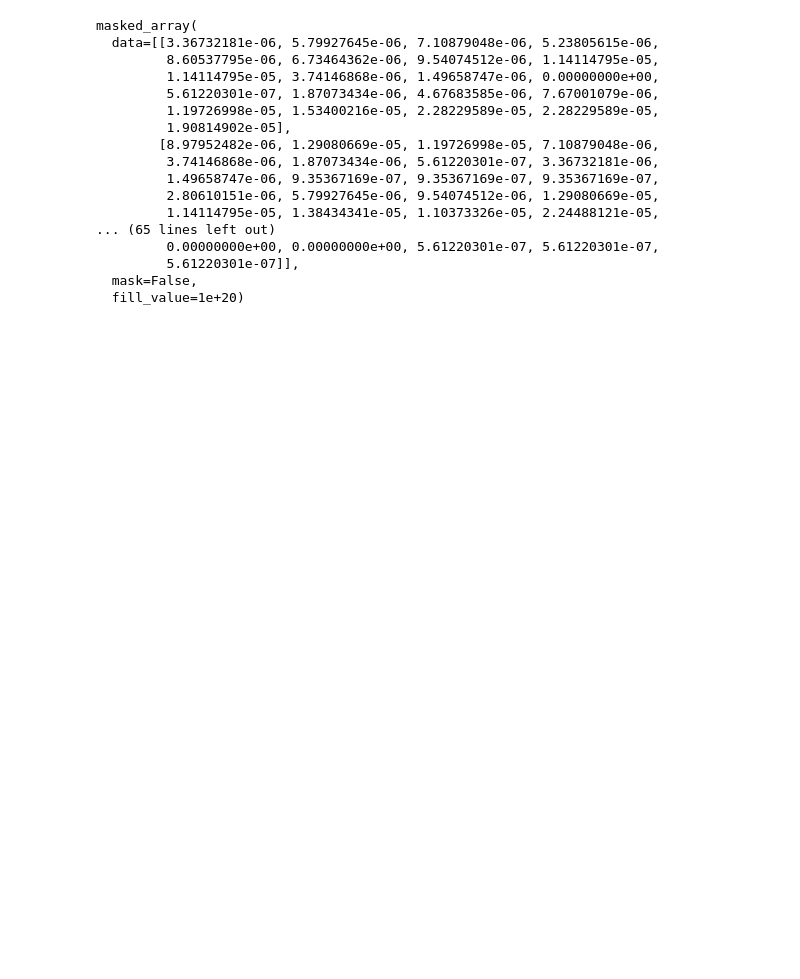
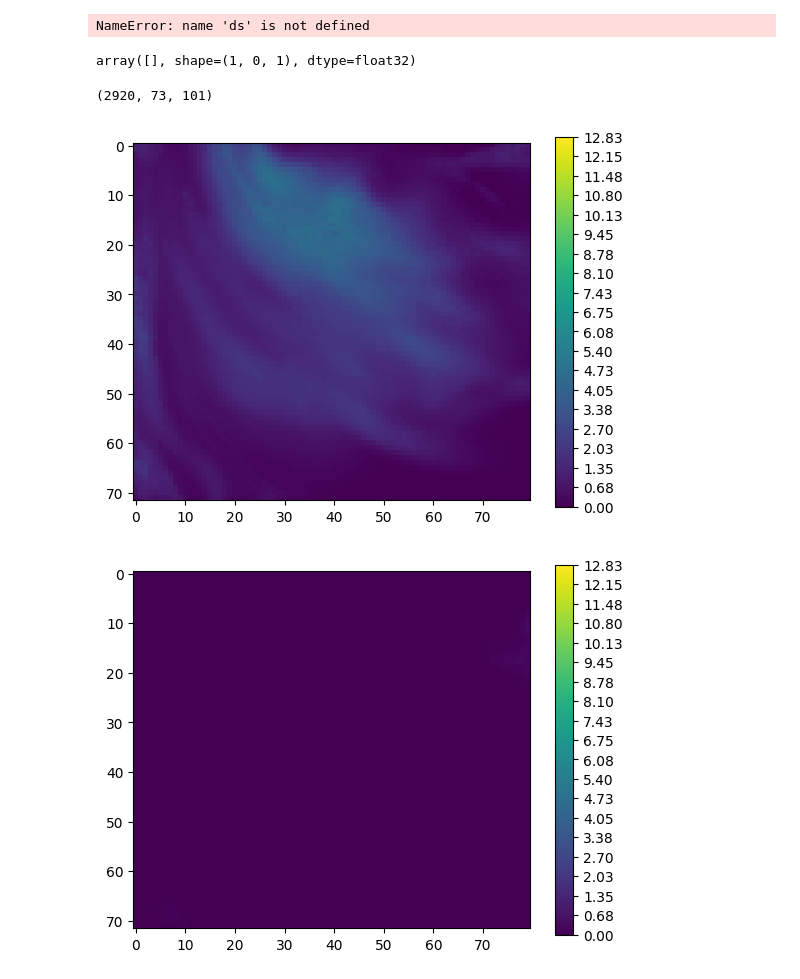
Before and after one commit to SamyMokeddem/Deep, a Jupyter notebook: project/Dataset_prep.ipynb, the cells around one changed output. Cells and saved outputs as stored; diff of their text form; code cells hidden in the pictures; blank space fills up the shorter version.

Commit message:
First version of the dataset for wind speed over the year 2019

```diff
--- a/project/Dataset_prep.ipynb
+++ b/project/Dataset_prep.ipynb
@@ -126,5 +70,5 @@ for i in range(10):
 # %%
-fn = 'dataset/EMO-5-pd_1990_2019.nc'
+fn = 'cerra.nc'
 ds = nc.Dataset(fn)
 print(ds)
 # %% [output]
@@ -152,7 +94,7 @@ for dim in ds.dimensions.values():
 # %%
-lat = ds['y'][:]
-lat = np.array(lat)
-lat = lat/1e5
-lat_index = np.argwhere((lat<51.5) & (lat>49)).flatten()
-lat_index
+lat = ds['latitude'][:]
+lat = np.array(lat)[:]
+print(lat)
+y_index = np.argwhere((lat>49) & (lat<52)).flatten()
+y_index.size
 # %% [output]
@@ -183,7 +115,7 @@ masked_array(data=[5497500., 5492500., 5487500., 5482500., 5477500.,
 # %%
-long = ds['x'][:]
-long = np.array(long)
-long = long/1e5
-long_index = np.argwhere((long>2.5) & (long>6.5)).flatten()
-long_index
+long = ds['longitude'][:]
+print(long)
+long = np.array(long)[0, :]
+x_index = np.argwhere((long>2.5) & (long<6.5)).flatten()
+x_index
 # %% [output]
@@ -240,20 +142,10 @@ masked
-# %%
-dl['tp'][1][:]
-# %% [output]
-masked_array(
-  data=[[3.36732181e-06, 5.79927645e-06, 7.10879048e-06, 5.23805615e-06,
-         8.60537795e-06, 6.73464362e-06, 9.54074512e-06, 1.14114795e-05,
-         1.14114795e-05, 3.74146868e-06, 1.49658747e-06, 0.00000000e+00,
-         5.61220301e-07, 1.87073434e-06, 4.67683585e-06, 7.67001079e-06,
-         1.19726998e-05, 1.53400216e-05, 2.28229589e-05, 2.28229589e-05,
-         1.90814902e-05],
-        [8.97952482e-06, 1.29080669e-05, 1.19726998e-05, 7.10879048e-06,
-         3.74146868e-06, 1.87073434e-06, 5.61220301e-07, 3.36732181e-06,
-         1.49658747e-06, 9.35367169e-07, 9.35367169e-07, 9.35367169e-07,
-         2.80610151e-06, 5.79927645e-06, 9.54074512e-06, 1.29080669e-05,
-         1.14114795e-05, 1.38434341e-05, 1.10373326e-05, 2.24488121e-05,
-... (65 lines left out)
-         0.00000000e+00, 0.00000000e+00, 5.61220301e-07, 5.61220301e-07,
-         5.61220301e-07]],
-  mask=False,
-  fill_value=1e+20)
+# %%
+import numpy as np
+Data = np.array(ds["tp"][:, y_index, x_index])
+# %% [output]
+NameError: name 'ds' is not defined
+# %%
+data = np.load('download/cerra/si10-2019.npy')
+data
+# %% [output]
+array([], shape=(1, 0, 1), dtype=float32)
@@ -259,0 +189,22 @@ masked_array(
+# %%
+filter_data.shape
+# %% [output]
+(2920, 73, 101)
+# %%
+min_val = np.min(Data)
+max_val = np.max(Data)
+
+# Plot each random sample
+for i in range(2):
+    rand_num = np.random.randint(0, 2920)
+    plt.figure()
+    plt.imshow(Data[rand_num])
+
+    # Set the color scale limits based on the min and max values
+    plt.colorbar(ticks=np.linspace(min_val, max_val, num=20))
+    plt.clim(min_val, max_val)
+
+    plt.show()
+# %% [output]
+[figure, added]
+[figure, added]
```
Also changed, not shown: parts of 17 cells of this notebook, 11 other files.
